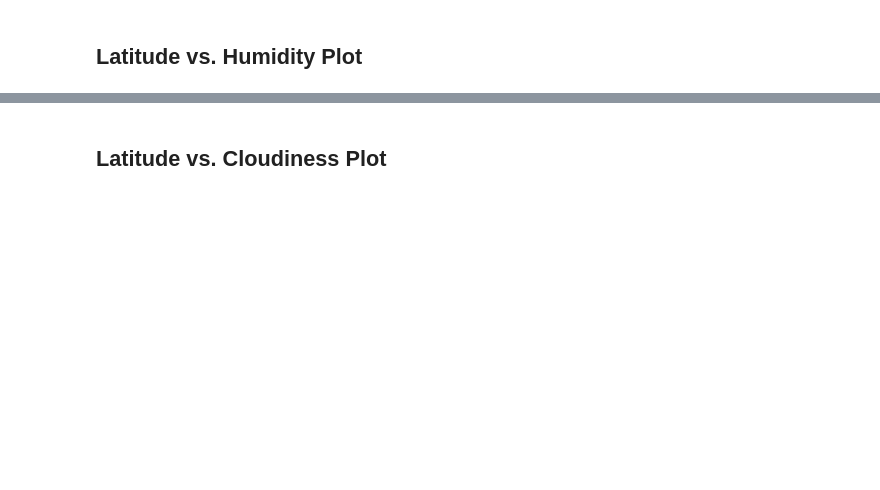
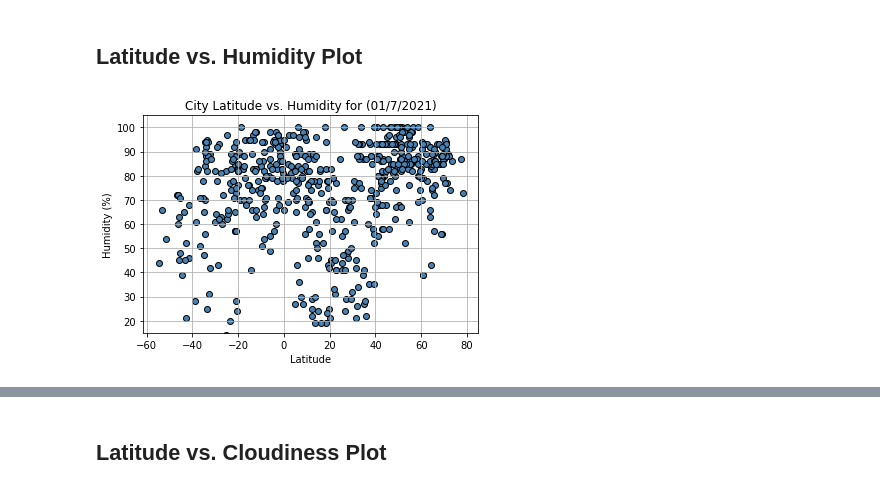
Before and after one commit to lopespaula/python-api-challenge, a Jupyter notebook: WeatherPy/WeatherPy.ipynb, the cells around one changed output, grey strips where cells are left out. Cells and saved outputs as stored; diff of their text form; code cells hidden in the pictures; blank space fills up the shorter version.

Commit message:
weatherPy no comments

```diff
--- a/WeatherPy/WeatherPy.ipynb
+++ b/WeatherPy/WeatherPy.ipynb
@@ -185,3 +200,14 @@ plt.show()
 # %% [markdown]
 ## Latitude vs. Humidity Plot
+# %%
+plt.scatter(df_weather_dict["Lat"],df_weather_dict["Humidity"],edgecolors="black",facecolors="steelblue")
+plt.title("City Latitude vs. Humidity for (01/7/2021)")
+plt.xlabel("Latitude")
+plt.ylabel("Humidity (%)")
+plt.ylim(15,105)
+plt.grid (b=True,which="major",axis="both")
+plt.savefig("output_data/Latitude vs. Humidity.png")
+plt.show()
+# %% [output]
+[figure, added]
 # %%
```
Also changed, not shown: parts of 29 cells of this notebook, 14 other files.
